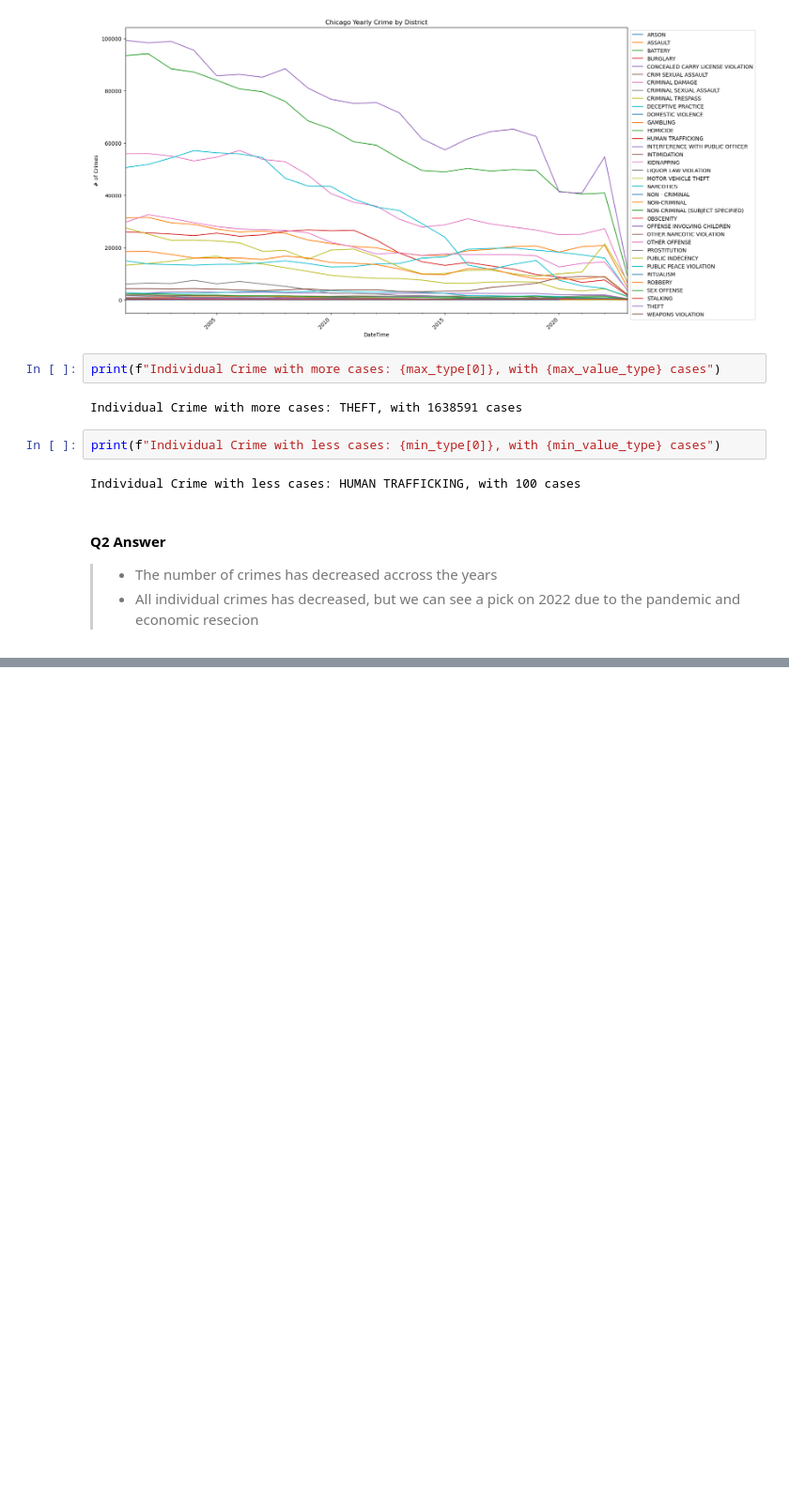
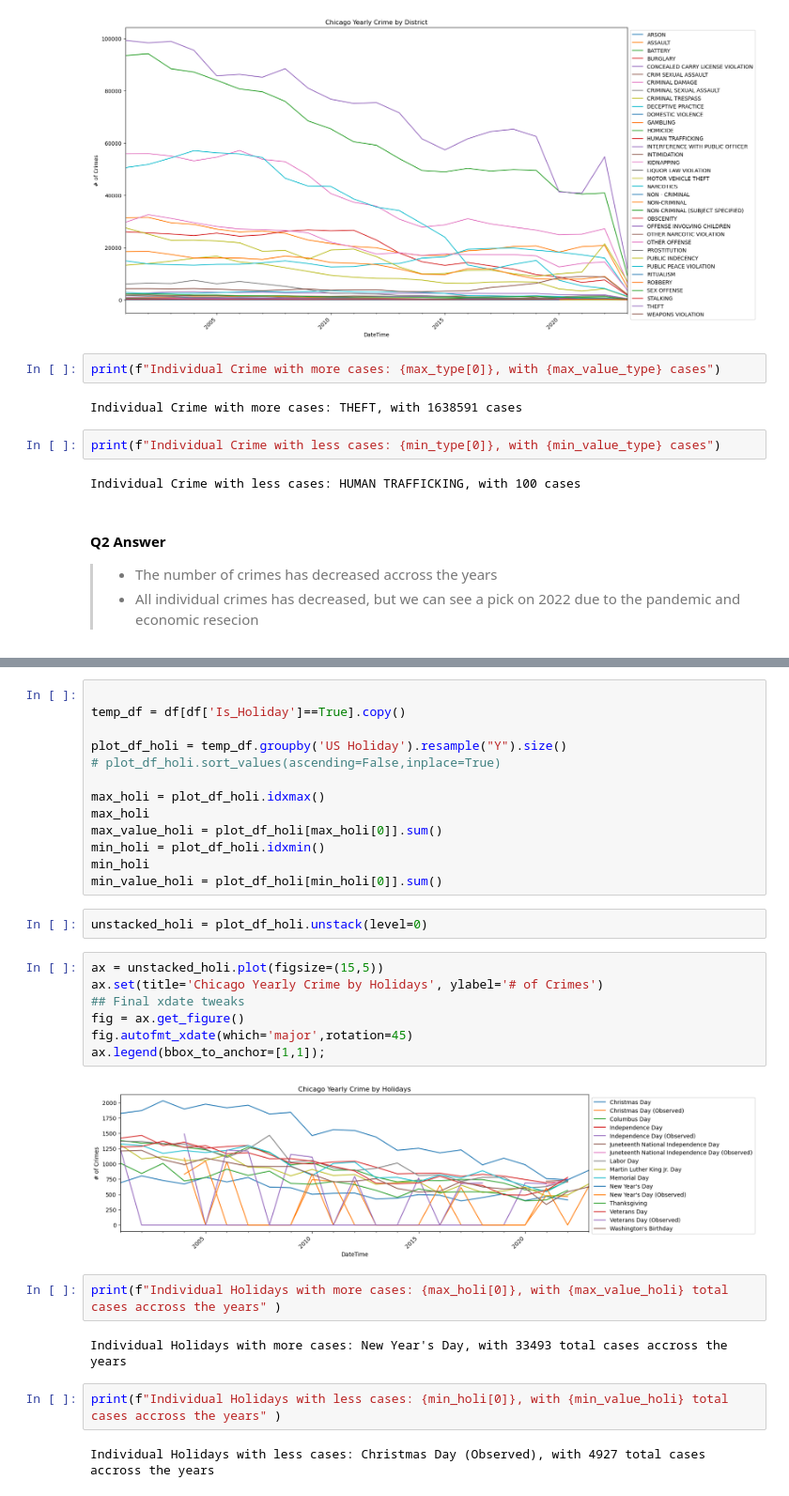
Before and after one commit to pylabview/CORE_Project_4_Part_1, a Jupyter notebook: (Core) Project 4 - Part 1.ipynb, the cells around one changed output, grey strips where cells are left out. Shown at 94% size. Saved outputs shown, nothing was run; the diff lists cells and outputs as text; blank space fills up the shorter version.

```diff
--- a/(Core) Project 4 - Part 1.ipynb
+++ b/(Core) Project 4 - Part 1.ipynb
@@ -382,0 +428,32 @@ Individual Crime with less cases: HUMAN TRAFFICKING, with 100 cases
+# %%
+
+temp_df = df[df['Is_Holiday']==True].copy()
+
+plot_df_holi = temp_df.groupby('US Holiday').resample("Y").size()
+# plot_df_holi.sort_values(ascending=False,inplace=True)
+
+max_holi = plot_df_holi.idxmax()
+max_holi
+max_value_holi = plot_df_holi[max_holi[0]].sum()
+min_holi = plot_df_holi.idxmin()
+min_holi
+min_value_holi = plot_df_holi[min_holi[0]].sum()
+# %%
+unstacked_holi = plot_df_holi.unstack(level=0)
+# %%
+ax = unstacked_holi.plot(figsize=(15,5))
+ax.set(title='Chicago Yearly Crime by Holidays', ylabel='# of Crimes')
+## Final xdate tweaks
+fig = ax.get_figure()
+fig.autofmt_xdate(which='major',rotation=45)
+ax.legend(bbox_to_anchor=[1,1]);
+# %% [output]
+[figure, added]
+# %%
+print(f"Individual Holidays with more cases: {max_holi[0]}, with {max_value_holi} total cases accross the years" )
+# %% [output]
+Individual Holidays with more cases: New Year's Day, with 33493 total cases accross the years
+# %%
+print(f"Individual Holidays with less cases: {min_holi[0]}, with {min_value_holi} total cases accross the years" )
+# %% [output]
+Individual Holidays with less cases: Christmas Day (Observed), with 4927 total cases accross the years
```
Also changed, not shown: parts of 7 cells of this notebook.
